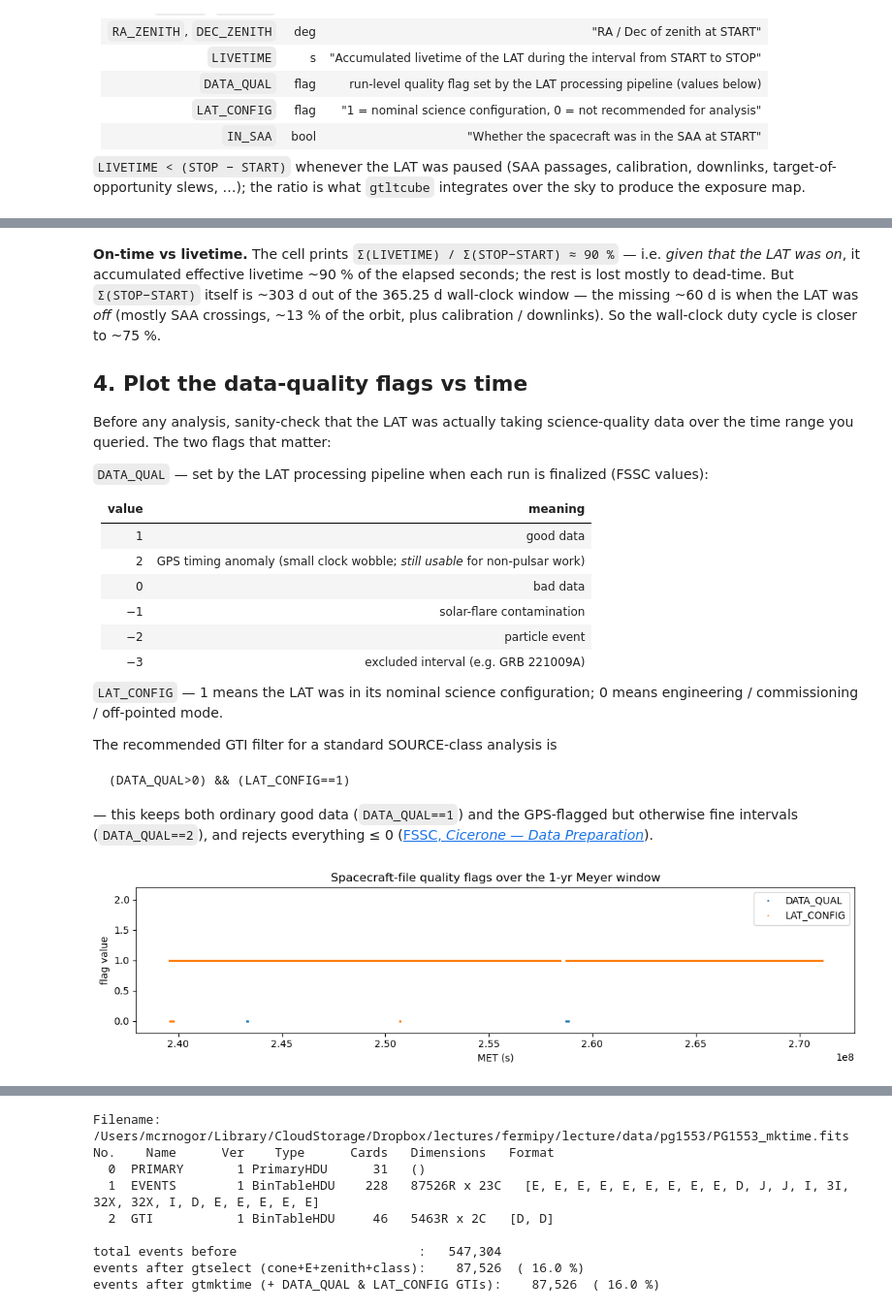
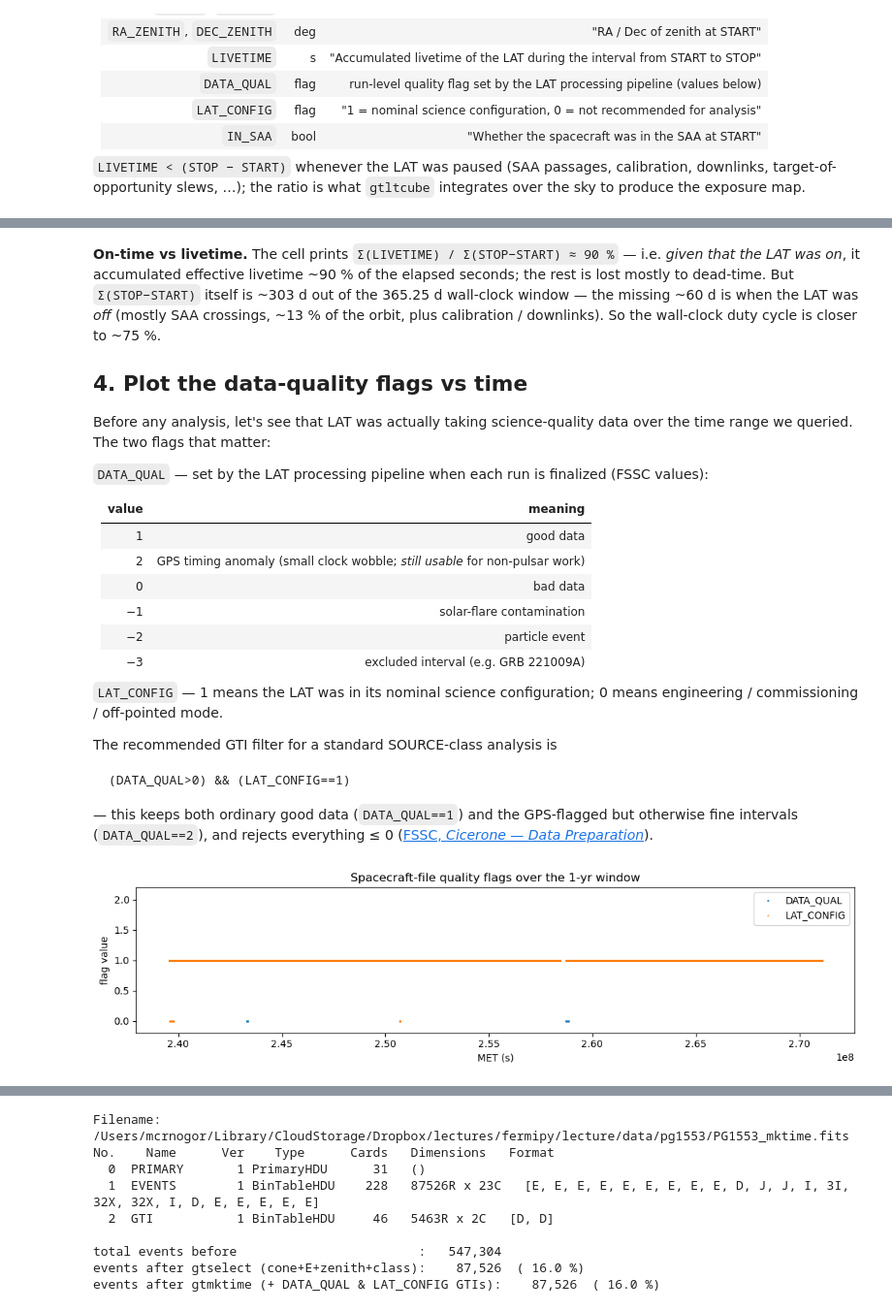
Before and after one commit to mcrnogor/fermipy-lecture, a Jupyter notebook: lecture/notebooks/00_data_levels.ipynb, the cells around one changed output, grey strips where cells are left out. Shown at 97% size. Saved outputs shown, nothing was run; the diff lists cells and outputs as text; code cells hidden in the pictures.

```diff
--- a/lecture/notebooks/00_data_levels.ipynb
+++ b/lecture/notebooks/00_data_levels.ipynb
@@ -294,7 +290,7 @@ over the 1-yr Meyer window (in-window FT2 rows: 876,469):
 
 ## 4. Plot the data-quality flags vs time
 
-Before any analysis, sanity-check that the LAT was actually taking science-quality data over the time range you queried. The two flags that matter:
+Before any analysis, let's see that LAT was actually taking science-quality data over the time range we queried. The two flags that matter:
 
 `DATA_QUAL` — set by the LAT processing pipeline when each run is finalized (FSSC values):
 
@@ -319,18 +315,18 @@ The recommended GTI filter for a standard SOURCE-class analysis is
 # %%
 fig, ax = plt.subplots(figsize=(11, 3))
 in_win = (sc['START'] >= 239557417) & (sc['STOP'] <= 271093418)
 ax.plot(sc["START"][in_win], sc["DATA_QUAL"][in_win],
         ".", ms=2, label="DATA_QUAL")
 ax.plot(sc["START"][in_win], sc["LAT_CONFIG"][in_win],
         ".", ms=2, alpha=0.5, label="LAT_CONFIG")
 ax.set_xlabel("MET (s)")
 ax.set_ylabel("flag value")
 ax.set_ylim(-0.2, 2.2)
-ax.set_title("Spacecraft-file quality flags over the 1-yr Meyer window")
+ax.set_title("Spacecraft-file quality flags over the 1-yr window")
 ax.legend()
 fig.tight_layout()
 # %% [output]
-[figure, old version]
+[figure, new version]
 # %% [markdown]
 ## 5. Filtering by hand: `gtselect` + `gtmktime`
 
```
Also changed, not shown: parts of 11 cells of this notebook, 12 other files.
